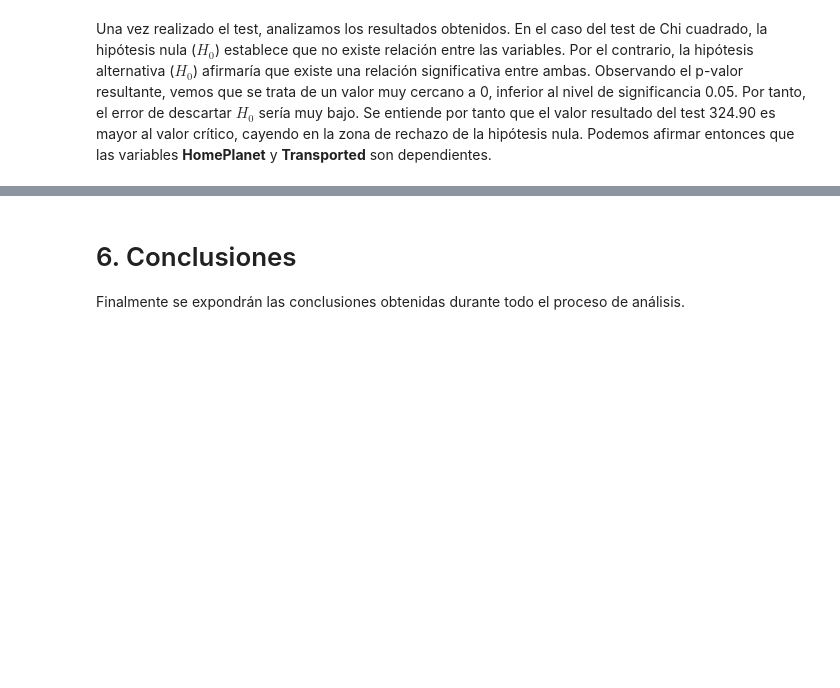
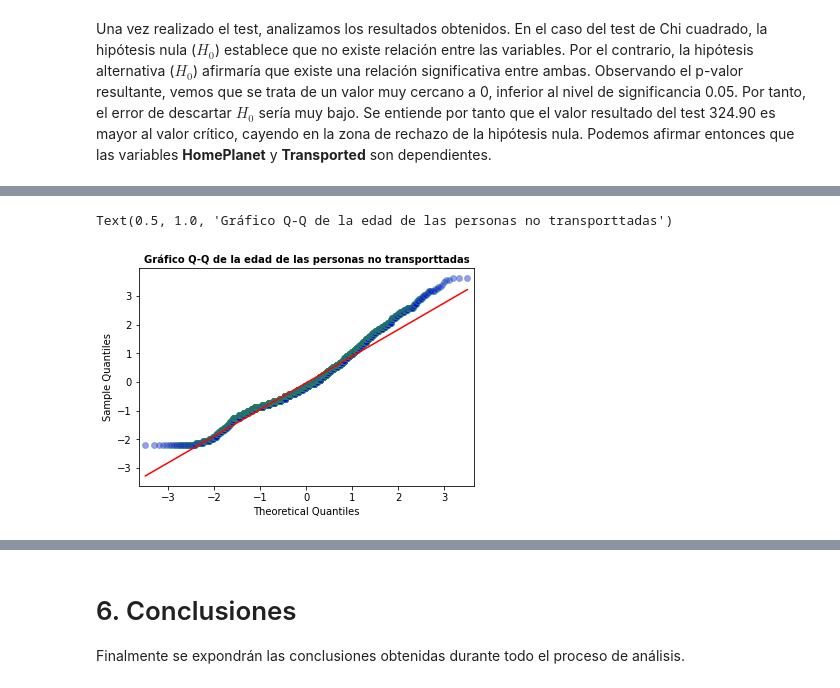
Before and after one commit to aliciacg7/spaceship-titanic-eda, a Jupyter notebook: spaceship-eda.ipynb, the cells around one changed output, grey strips where cells are left out. Drawn from its saved outputs; the diff is of its cells as text; code cells hidden in the pictures; blank space fills up the shorter version.

```diff
--- a/spaceship-eda.ipynb
+++ b/spaceship-eda.ipynb
@@ -608,0 +657,6 @@ Una vez realizado el test, analizamos los resultados obtenidos. En el caso del t
+# %%
+sm.qqplot(age_non_transported,fit= True,line ='q',alpha = 0.4,lw= 2,color="seagreen")
+plt.title('Gráfico Q-Q de la edad de las personas no transportadas', fontsize = 10, fontweight = "bold")
+# %% [output]
+Text(0.5, 1.0, 'Gráfico Q-Q de la edad de las personas no transporttadas')
+[figure, added]
```
Also changed, not shown: parts of 21 cells of this notebook, 1 other file.
